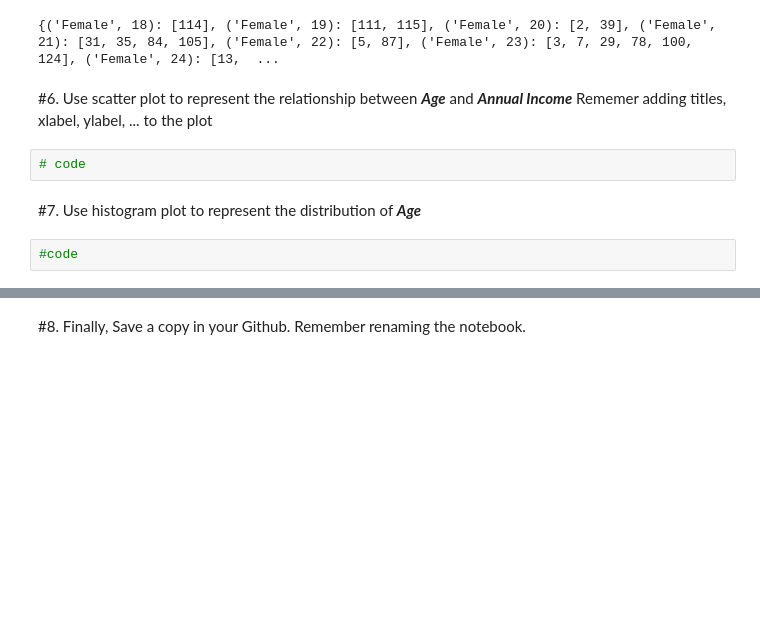
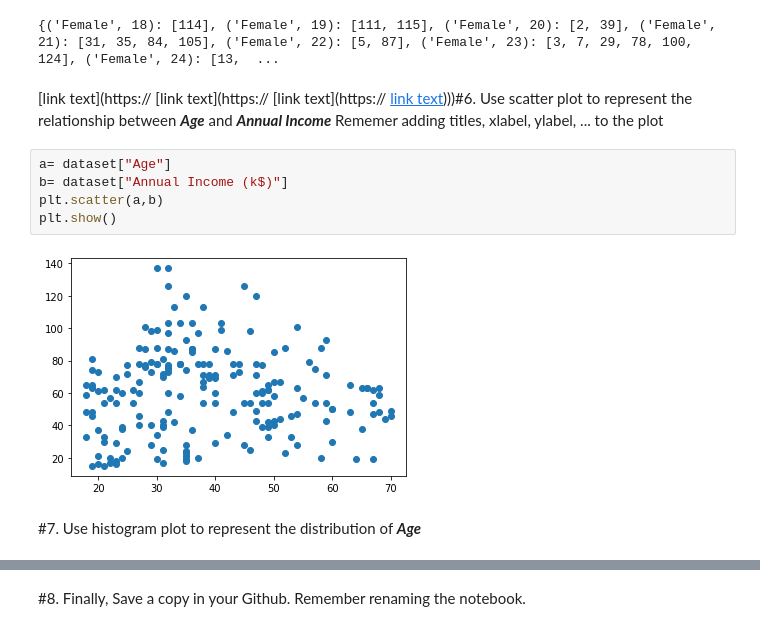
Before and after one commit to NguyenNgocBaoNgan/ML_20130331_NguyenNgocBaoNgan, a Jupyter notebook: Lab_2_20130331_NguyenNgocBaoNgan.ipynb, the cells around one changed output, grey strips where cells are left out. Drawn from its saved outputs; the diff is of its cells as text; blank space fills up the shorter version.

```diff
--- a/Lab_2_20130331_NguyenNgocBaoNgan.ipynb
+++ b/Lab_2_20130331_NguyenNgocBaoNgan.ipynb
@@ -83,11 +83,14 @@ print(dataset.groupby(['Genre','Age']).groups)
 # %% [output]
 {('Female', 18): [114], ('Female', 19): [111, 115], ('Female', 20): [2, 39], ('Female', 21): [31, 35, 84, 105], ('Female', 22): [5, 87], ('Female', 23): [3, 7, 29, 78, 100, 124], ('Female', 24): [13,  ...
 # %% [markdown]
-#6. Use scatter plot to represent the relationship between ***Age*** and ***Annual Income***
+[link text](https:// [link text](https:// [link text](https:// [link text](https://))))#6. Use scatter plot to represent the relationship between ***Age*** and ***Annual Income***
 Rememer adding titles, xlabel, ylabel, ... to the plot
-# %%
-# code
+# %%
+a= dataset["Age"]
+b= dataset["Annual Income (k$)"]
+plt.scatter(a,b)
+plt.show()
+# %% [output]
+[figure, added]
 # %% [markdown]
 #7. Use histogram plot to represent the distribution of ***Age***
-# %%
-#code
```
Also changed, not shown: parts of 1 cell of this notebook.
